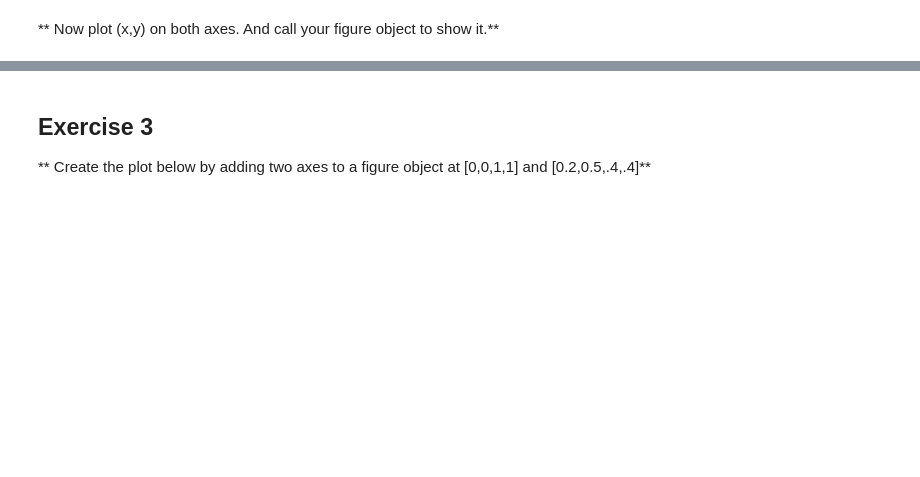
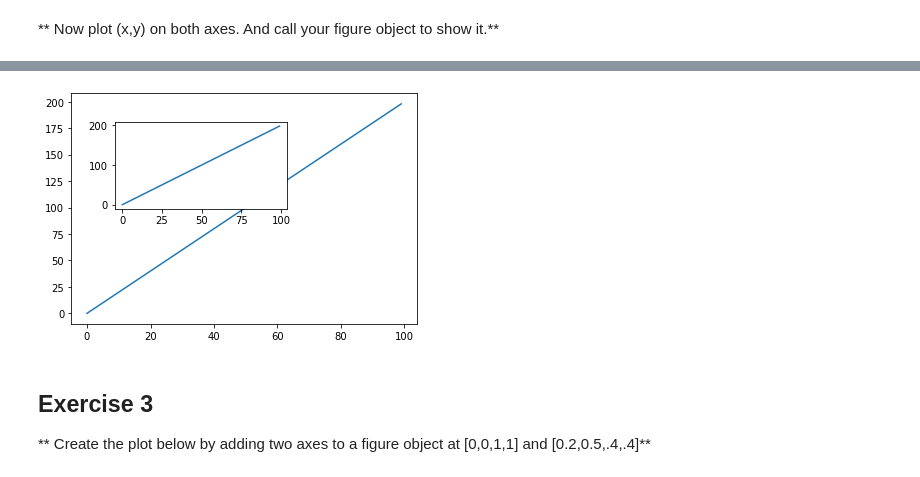
Before and after one commit to wjbeshore/numpy_practice, a Jupyter notebook: 05-Data-Visualization-with-Matplotlib/02-Matplotlib Exercises.ipynb, the cells around one changed output, grey strips where cells are left out. Saved outputs shown, nothing was run; the diff lists cells and outputs as text; code cells hidden in the pictures; blank space fills up the shorter version.

```diff
--- a/05-Data-Visualization-with-Matplotlib/02-Matplotlib Exercises.ipynb
+++ b/05-Data-Visualization-with-Matplotlib/02-Matplotlib Exercises.ipynb
@@ -51,3 +58,15 @@ import matplotlib as plt
+# %%
+fig = plt.figure()
+
+axes1 = fig.add_axes([0.1, 0.1, 0.8, 0.8]) # main axes
+axes2 = fig.add_axes([0.2, 0.5, 0.4, 0.3]) # inset axes
+
+axes1.plot(x,y)
+axes2.plot(x,y)
+
+fig.show()
+# %% [output]
+[figure, added]
 # %% [markdown]
 ## Exercise 3
 
```
Also changed, not shown: parts of 10 cells of this notebook.
